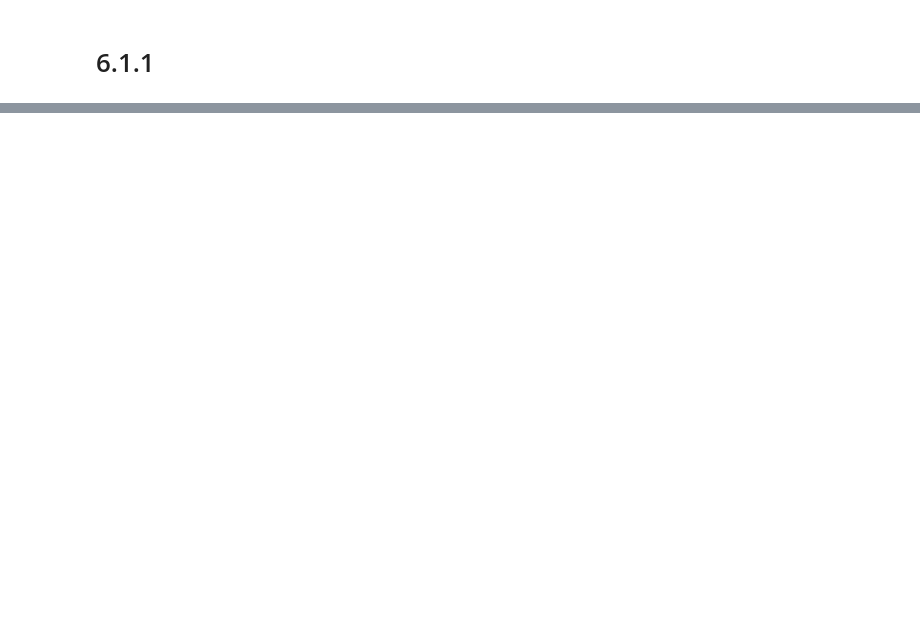
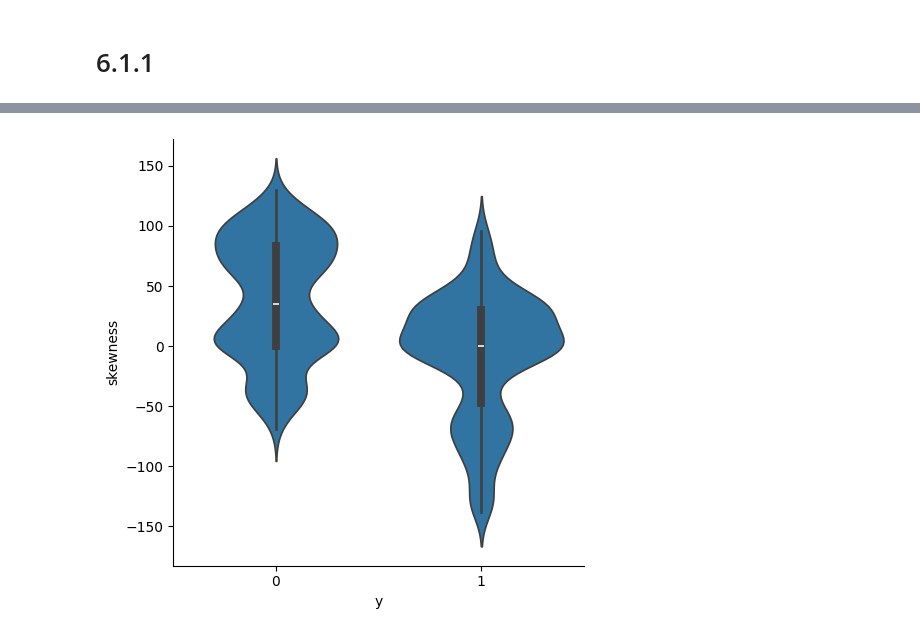
Before and after one commit to mfasahin/banknot_authentication, a Jupyter notebook: data_banknote.ipynb, the cells around one changed output, grey strips where cells are left out. Cells and saved outputs as stored; diff of their text form; code cells hidden in the pictures; blank space fills up the shorter version.

```diff
--- a/data_banknote.ipynb
+++ b/data_banknote.ipynb
@@ -249,0 +205,4 @@ df["y"].value_counts().plot.barh().set_title("sonuc Değişkeninin Sınıf Freka
+# %%
+sns.catplot(x="y", y="skewness", kind="violin", data=df);
+# %% [output]
+[figure, added]
```
Also changed, not shown: parts of 49 cells of this notebook.
